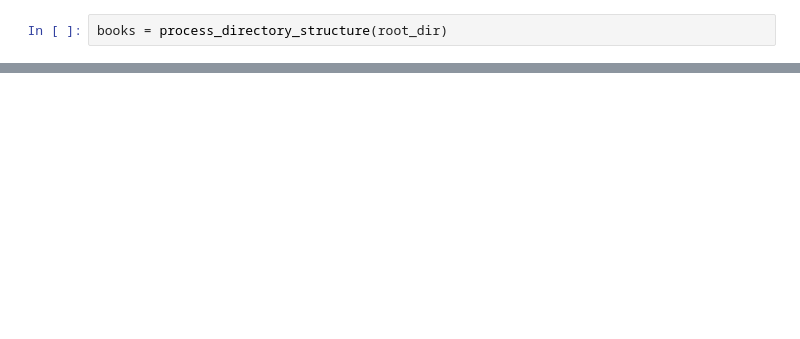
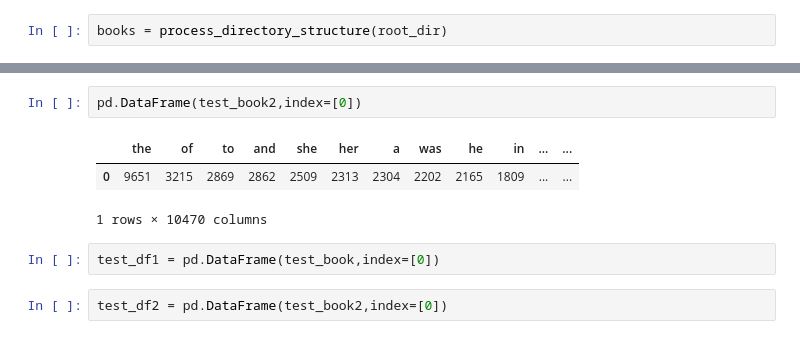
Before and after one commit to MsEM11/Genre_Prediction, a Jupyter notebook: Notebooks/1_4_Wordcount_data.ipynb, the cells around one changed output, grey strips where cells are left out. Cells and saved outputs as stored; diff of their text form; blank space fills up the shorter version.

```diff
--- a/Notebooks/1_4_Wordcount_data.ipynb
+++ b/Notebooks/1_4_Wordcount_data.ipynb
@@ -110,0 +132,10 @@ df.loc[df['author'] == 'Amelia Abraham']
+# %%
+pd.DataFrame(test_book2,index=[0])
+# %% [output]
+|  | the | of | to | and | she | her | a | was | he | in | ... | ... |
+| 0 | 9651 | 3215 | 2869 | 2862 | 2509 | 2313 | 2304 | 2202 | 2165 | 1809 | ... | ... |
+1 rows × 10470 columns
+# %%
+test_df1 = pd.DataFrame(test_book,index=[0])
+# %%
+test_df2 = pd.DataFrame(test_book2,index=[0])
```
Also changed, not shown: parts of 37 cells of this notebook.
